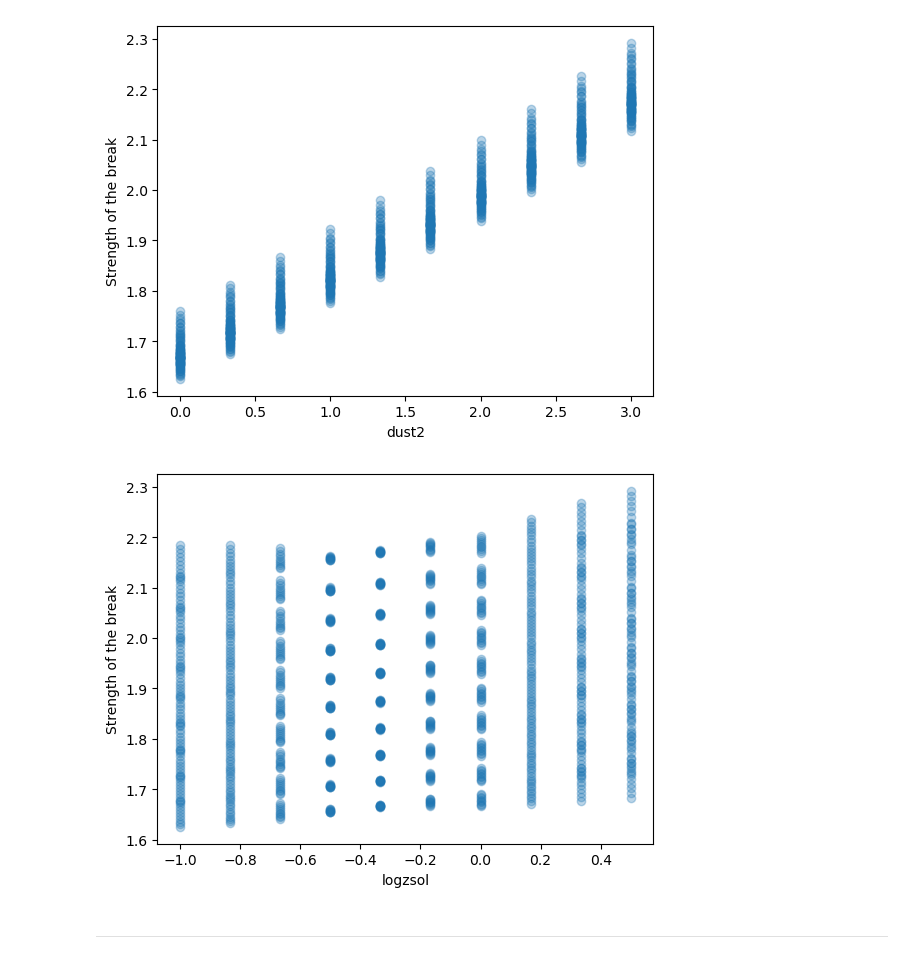
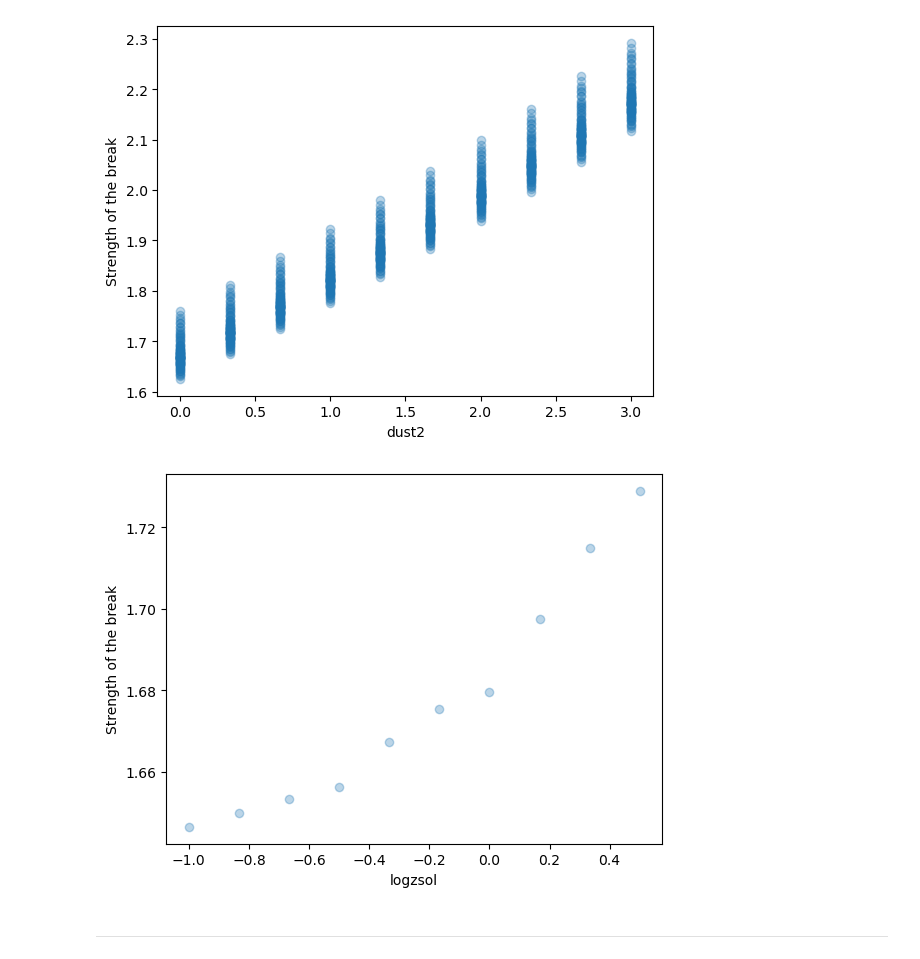
Before and after one commit to sem635NAU/REU, a Jupyter notebook: Notebooks/Notebook_6_25_1.ipynb, the cells around one changed output. Saved outputs shown, nothing was run; the diff lists cells and outputs as text; code cells hidden in the pictures.

```diff
--- a/Notebooks/Notebook_6_25_1.ipynb
+++ b/Notebooks/Notebook_6_25_1.ipynb
@@ -52,13 +52,13 @@ show()
 # %% [output]
 [figure]
 # %%
-scatter(data_grid_params[:,:,:,2], data_grid_break, alpha=.3)
+scatter(data_grid_params[:,0,5,2], data_grid_break[:,0,5,:], alpha=.3)
 
 xlabel('logzsol')
 ylabel('Strength of the break')
 show()
 # %% [output]
-[figure, old version]
+[figure, new version]
 # %% [markdown]
 --------------
 # %%
```
Also changed, not shown: parts of 5 cells of this notebook, 3 other files.
